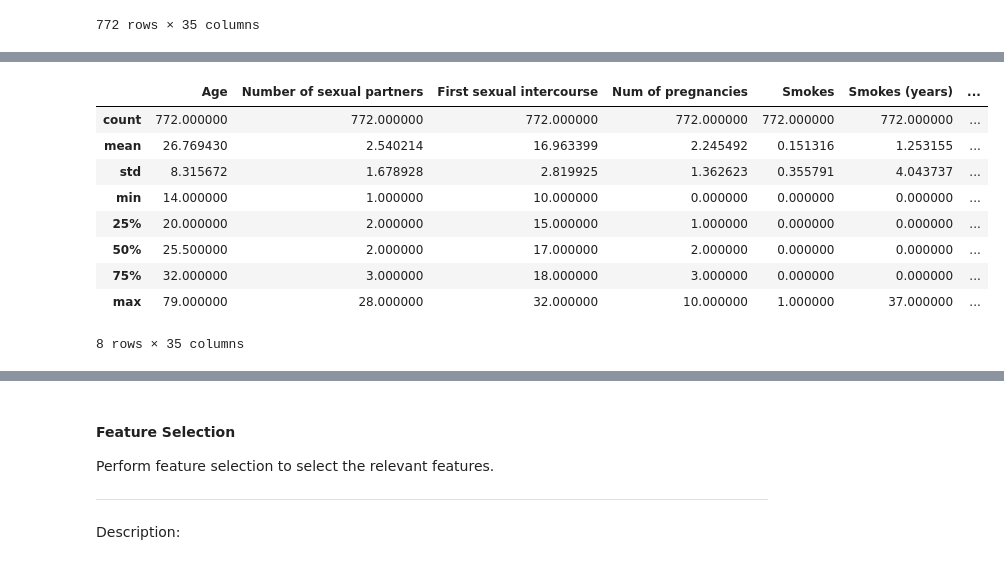
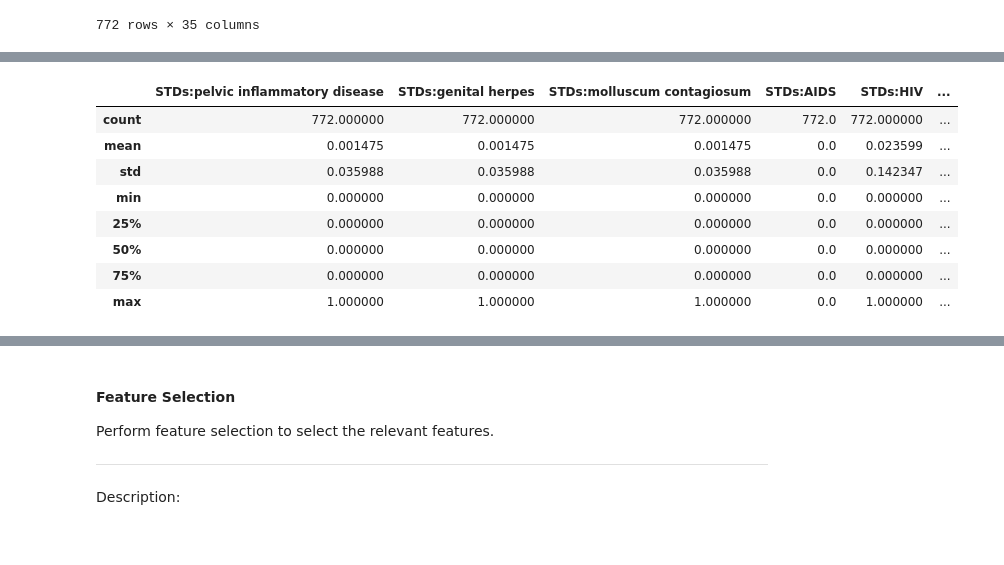
Before and after one commit to ahdeanlau/Cervical-Cancer-Diagnosis-Prediction-Model, a Jupyter notebook: Project Part 1.ipynb, the cells around one changed output, grey strips where cells are left out. Saved outputs shown, nothing was run; the diff lists cells and outputs as text; code cells hidden in the pictures.

Commit message:
Transform data to deal with outliers

```diff
--- a/Project Part 1.ipynb
+++ b/Project Part 1.ipynb
@@ -231,13 +233,14 @@ Citology                                0
 dtype: int64
 # %%
 # Replace '?' in the columns with nan
-X_train.replace('?', np.nan, inplace=True)
+X_train_nan = X_train.copy()
+X_train_nan.replace('?', np.nan, inplace=True)
 
 # Create an instance of SimpleImputer with mean as the strategy
 mean_imputer = SimpleImputer(strategy='mean')
 
 # Fill in the nan values with the mean of their column values
-X_train_imputed = pd.DataFrame(mean_imputer.fit_transform(X_train), columns=X_train.columns)
+X_train_imputed = pd.DataFrame(mean_imputer.fit_transform(X_train_nan), columns=X_train.columns)
 # %%
 # Check for null values
 X_train_imputed.isna().all()
@@ -320,13 +337,12 @@ X_train_imputed
 # %%
-X_train_imputed.describe(include='all')
+X_train_imputed.iloc[:,18:].describe(include = 'all')
 # %% [output]
-|  | Age | Number of sexual partners | First sexual intercourse | Num of pregnancies | Smokes | Smokes (years) | ... |
-| count | 772.000000 | 772.000000 | 772.000000 | 772.000000 | 772.000000 | 772.000000 | ... |
-| mean | 26.769430 | 2.540214 | 16.963399 | 2.245492 | 0.151316 | 1.253155 | ... |
-| std | 8.315672 | 1.678928 | 2.819925 | 1.362623 | 0.355791 | 4.043737 | ... |
-| min | 14.000000 | 1.000000 | 10.000000 | 0.000000 | 0.000000 | 0.000000 | ... |
-| 25% | 20.000000 | 2.000000 | 15.000000 | 1.000000 | 0.000000 | 0.000000 | ... |
-| 50% | 25.500000 | 2.000000 | 17.000000 | 2.000000 | 0.000000 | 0.000000 | ... |
-| 75% | 32.000000 | 3.000000 | 18.000000 | 3.000000 | 0.000000 | 0.000000 | ... |
-| max | 79.000000 | 28.000000 | 32.000000 | 10.000000 | 1.000000 | 37.000000 | ... |
+|  | STDs:pelvic inflammatory disease | STDs:genital herpes | STDs:molluscum contagiosum | STDs:AIDS | STDs:HIV | ... |
+| count | 772.000000 | 772.000000 | 772.000000 | 772.0 | 772.000000 | ... |
+| mean | 0.001475 | 0.001475 | 0.001475 | 0.0 | 0.023599 | ... |
+| std | 0.035988 | 0.035988 | 0.035988 | 0.0 | 0.142347 | ... |
+| min | 0.000000 | 0.000000 | 0.000000 | 0.0 | 0.000000 | ... |
+| 25% | 0.000000 | 0.000000 | 0.000000 | 0.0 | 0.000000 | ... |
+| 50% | 0.000000 | 0.000000 | 0.000000 | 0.0 | 0.000000 | ... |
+| 75% | 0.000000 | 0.000000 | 0.000000 | 0.0 | 0.000000 | ... |
+| max | 1.000000 | 1.000000 | 1.000000 | 0.0 | 1.000000 | ... |
-8 rows × 35 columns
```
Also changed, not shown: parts of 10 cells of this notebook.
